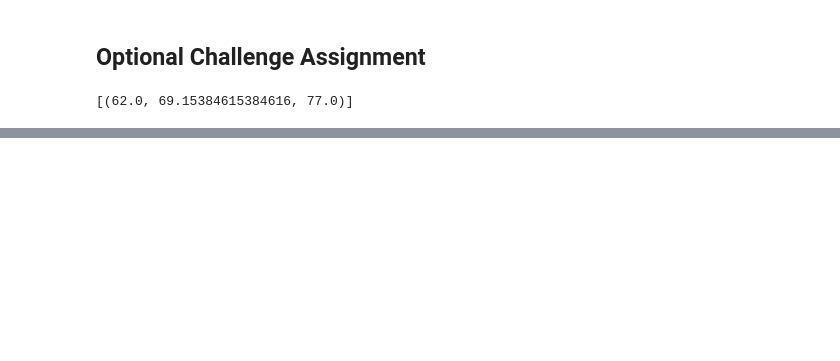
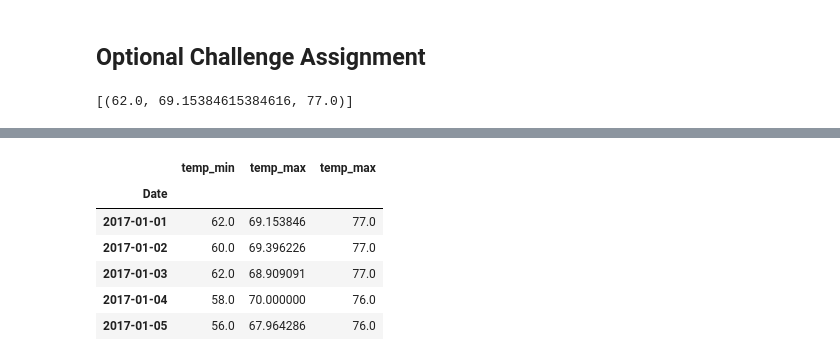
Before and after one commit to AymanSulaiman/sqlalchemy-challenge, a Jupyter notebook: climate_starter SAS attempt.ipynb, the cells around one changed output, grey strips where cells are left out. Cells and saved outputs as stored; diff of their text form; code cells hidden in the pictures; blank space fills up the shorter version.

Commit message:
Should be finished now including the bonus stuff

```diff
--- a/climate_starter SAS attempt.ipynb
+++ b/climate_starter SAS attempt.ipynb
@@ -329,9 +401,21 @@ daily_normals("01-01")
 # push each tuple of calculations into a list called `normals`
 
 # Set the start and end date of the trip
+start_date, end_date = '2017-01-01', '2017-12-31'
 
 # Use the start and end date to create a range of dates
+start_date_fixed = dt.datetime.strptime(start_date, '%Y-%m-%d')
+end_date_fixed = dt.datetime.strptime(end_date, '%Y-%m-%d')
 
 # Stip off the year and save a list of %m-%d strings
+dates_of_trips = []
+normals = [] # Like it says up there
 
+while (start_date_fixed <= end_date_fixed):
+    dates_of_trips.append(dt.datetime.strftime(start_date_fixed,'%Y-%m-%d'))
+    date_stuff = dt.datetime.strftime(start_date_fixed,'%m-%d')
+
+    normals.append(list(np.ravel(daily_normals(date_stuff))))
+    start_date_fixed += dt.timedelta(days=1)
 # Loop through the list of %m-%d strings and calculate the normals for each date
+pprint(normals)
@@ -338,2 +440,14 @@ daily_normals("01-01")
 # %%
 # Load the previous query results into a Pandas DataFrame and add the `trip_dates` range as the `date` index
+df_optional = pd.DataFrame(normals, columns = ['temp_min','temp_max','temp_max'])
+df_optional['Date'] = dates_of_trips
+df_optional = df_optional.set_index('Date')
+df_optional.head()
+# %% [output]
+|  | temp_min | temp_max | temp_max |
+| Date |  |  |  |
+| 2017-01-01 | 62.0 | 69.153846 | 77.0 |
+| 2017-01-02 | 60.0 | 69.396226 | 77.0 |
+| 2017-01-03 | 62.0 | 68.909091 | 77.0 |
+| 2017-01-04 | 58.0 | 70.000000 | 76.0 |
+| 2017-01-05 | 56.0 | 67.964286 | 76.0 |
```
Also changed, not shown: parts of 13 cells of this notebook, 1 other file.
